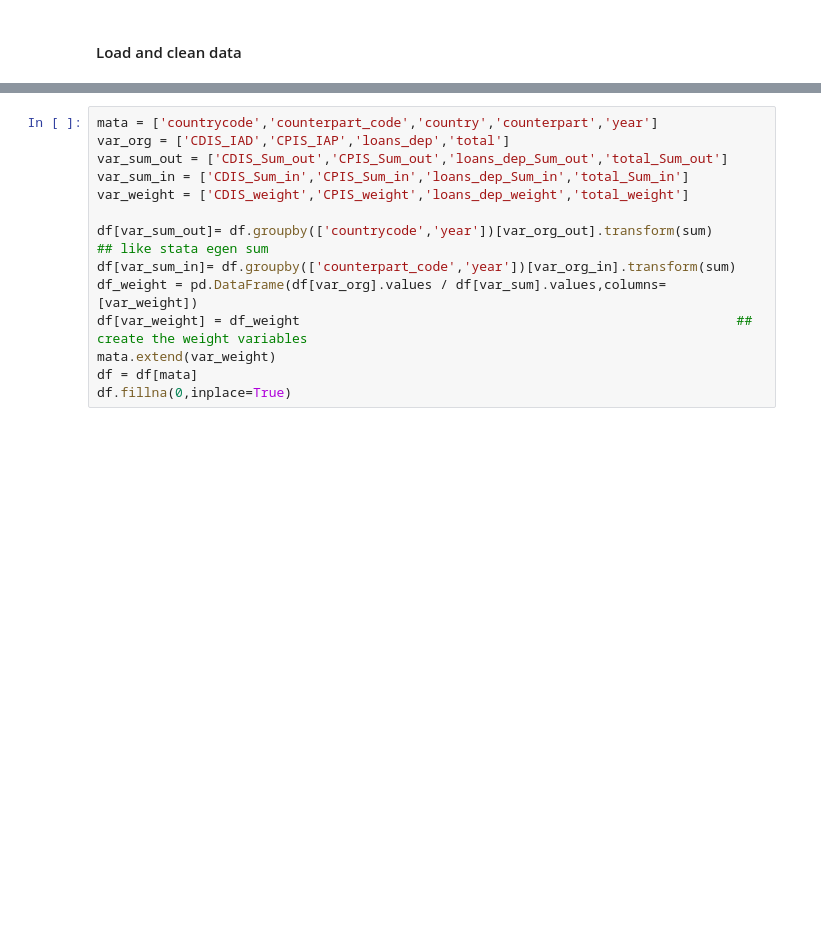
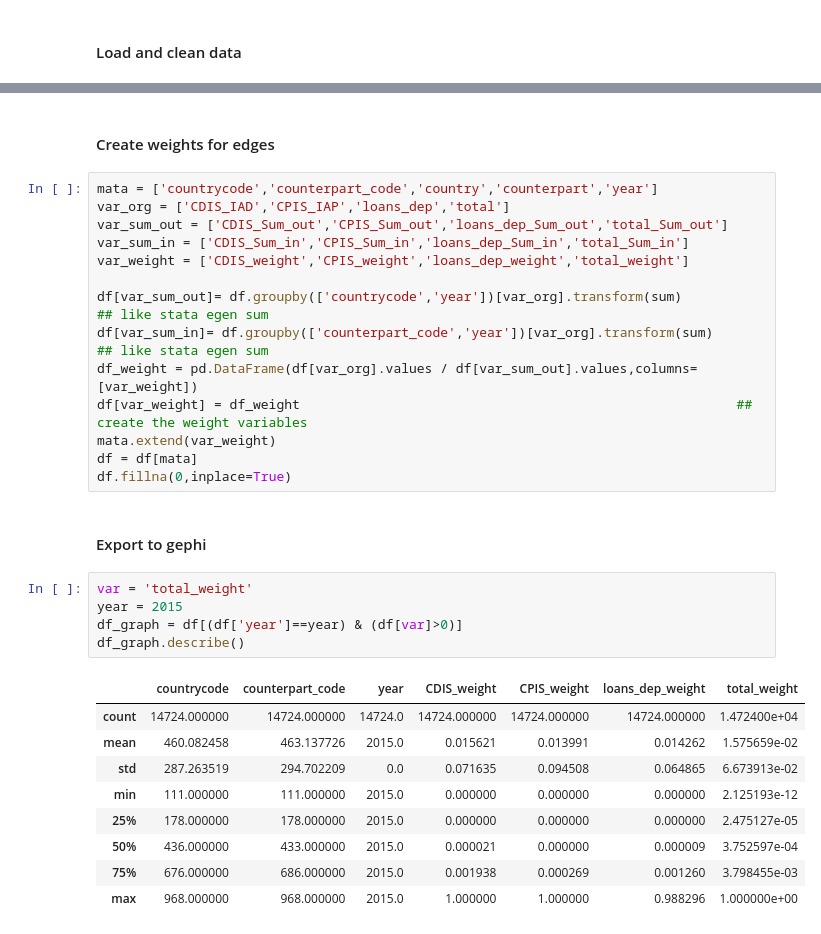
Before and after one commit to dshen1/imf_gff_metwork, a Jupyter notebook: GFF/Untitled.ipynb, the cells around one changed output, grey strips where cells are left out. Saved outputs shown, nothing was run; the diff lists cells and outputs as text; blank space fills up the shorter version.

```diff
--- a/GFF/Untitled.ipynb
+++ b/GFF/Untitled.ipynb
@@ -32,6 +32,8 @@ df.describe()
 | 50% | 419.000000 | 423.000000 | 2012.000000 | 1.082549e-01 | 0.000000e+00 | 1.000000e+00 | 2.658900e+01 |
 | 75% | 666.000000 | 686.000000 | 2014.000000 | 4.144426e+01 | 3.022868e+01 | 4.900000e+01 | 3.830000e+02 |
 | max | 968.000000 | 968.000000 | 2015.000000 | 1.115748e+06 | 1.816922e+06 | 1.288868e+06 | 2.767445e+06 |
+# %% [markdown]
+#### Create weights for edges
 # %%
 mata = ['countrycode','counterpart_code','country','counterpart','year']
 var_org = ['CDIS_IAD','CPIS_IAP','loans_dep','total']
@@ -39,10 +41,27 @@ var_sum_out = ['CDIS_Sum_out','CPIS_Sum_out','loans_dep_Sum_out','total_Sum_out'
 var_sum_in = ['CDIS_Sum_in','CPIS_Sum_in','loans_dep_Sum_in','total_Sum_in']
 var_weight = ['CDIS_weight','CPIS_weight','loans_dep_weight','total_weight']
 
-df[var_sum_out]= df.groupby(['countrycode','year'])[var_org_out].transform(sum)           ## like stata egen sum
-df[var_sum_in]= df.groupby(['counterpart_code','year'])[var_org_in].transform(sum)
-df_weight = pd.DataFrame(df[var_org].values / df[var_sum].values,columns=[var_weight])
+df[var_sum_out]= df.groupby(['countrycode','year'])[var_org].transform(sum)           ## like stata egen sum
+df[var_sum_in]= df.groupby(['counterpart_code','year'])[var_org].transform(sum)        ## like stata egen sum
+df_weight = pd.DataFrame(df[var_org].values / df[var_sum_out].values,columns=[var_weight])
 df[var_weight] = df_weight                                                        ## create the weight variables
 mata.extend(var_weight)
 df = df[mata]
 df.fillna(0,inplace=True)
+# %% [markdown]
+#### Export to gephi
+# %%
+var = 'total_weight'
+year = 2015
+df_graph = df[(df['year']==year) & (df[var]>0)]
+df_graph.describe()
+# %% [output]
+|  | countrycode | counterpart_code | year | CDIS_weight | CPIS_weight | loans_dep_weight | total_weight |
+| count | 14724.000000 | 14724.000000 | 14724.0 | 14724.000000 | 14724.000000 | 14724.000000 | 1.472400e+04 |
+| mean | 460.082458 | 463.137726 | 2015.0 | 0.015621 | 0.013991 | 0.014262 | 1.575659e-02 |
+| std | 287.263519 | 294.702209 | 0.0 | 0.071635 | 0.094508 | 0.064865 | 6.673913e-02 |
+| min | 111.000000 | 111.000000 | 2015.0 | 0.000000 | 0.000000 | 0.000000 | 2.125193e-12 |
+| 25% | 178.000000 | 178.000000 | 2015.0 | 0.000000 | 0.000000 | 0.000000 | 2.475127e-05 |
+| 50% | 436.000000 | 433.000000 | 2015.0 | 0.000021 | 0.000000 | 0.000009 | 3.752597e-04 |
+| 75% | 676.000000 | 686.000000 | 2015.0 | 0.001938 | 0.000269 | 0.001260 | 3.798455e-03 |
+| max | 968.000000 | 968.000000 | 2015.0 | 1.000000 | 1.000000 | 0.988296 | 1.000000e+00 |
```
Also changed, not shown: parts of 8 cells of this notebook.
